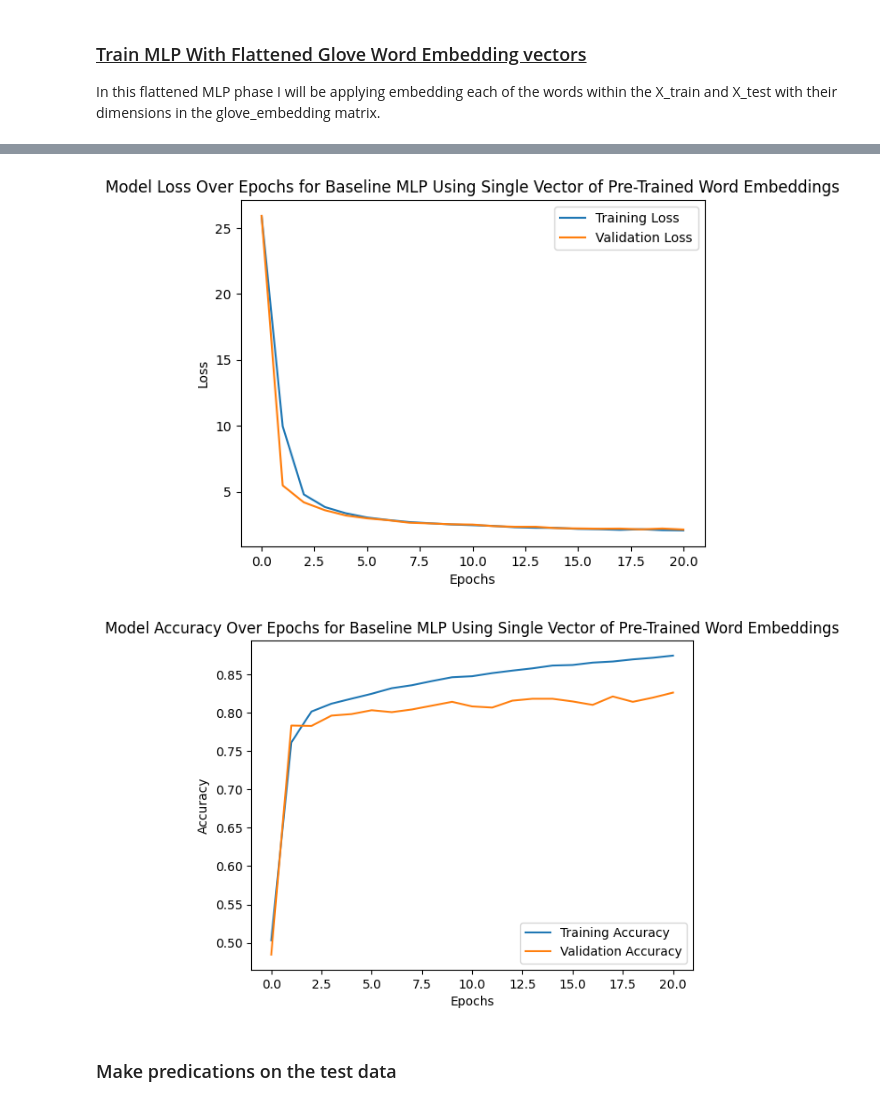
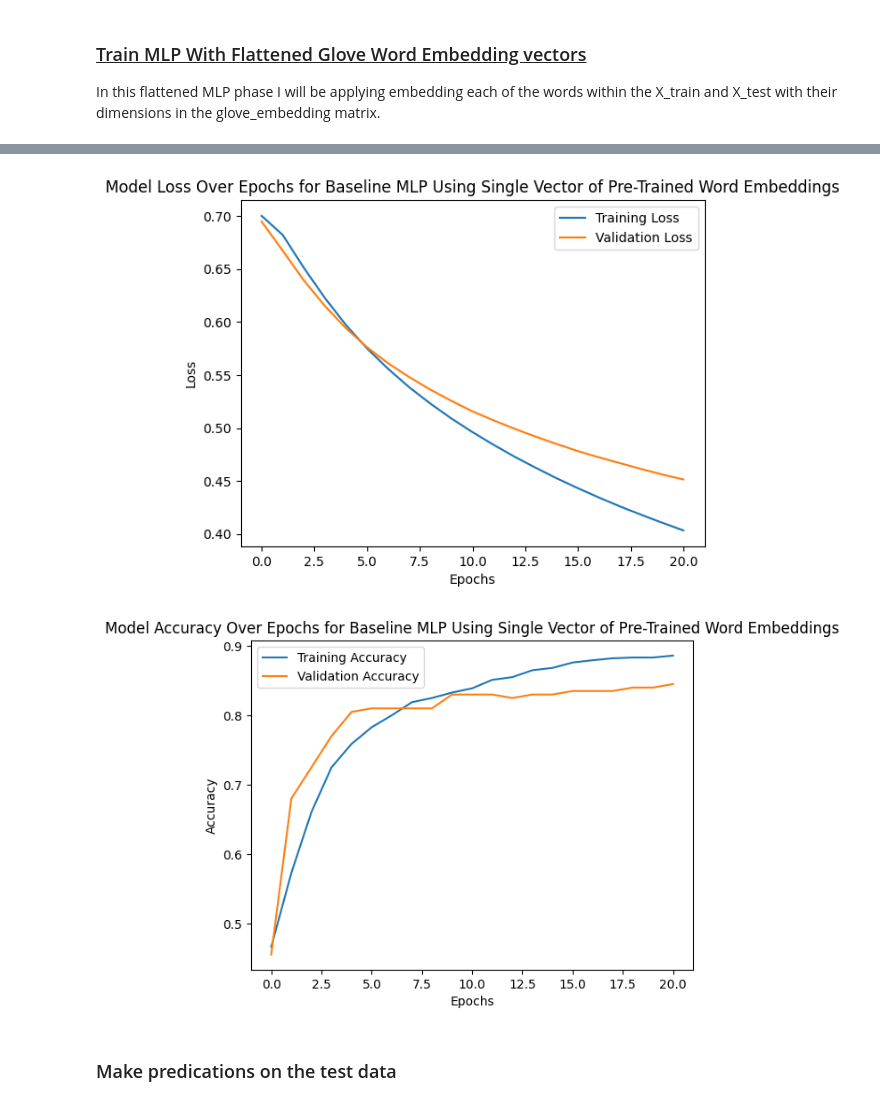
Before and after one commit to Ryan-McKee2001/Deep_Learning_Project-Fake_News_Detection, a Jupyter notebook: model_testing/40294886.ipynb, the cells around one changed output, grey strips where cells are left out. Drawn from its saved outputs; the diff is of its cells as text; code cells hidden in the pictures.

```diff
--- a/model_testing/40294886.ipynb
+++ b/model_testing/40294886.ipynb
@@ -140,17 +140,18 @@ X_test_glove_embedded = embed_text_glove(X_test, tokenizer.word_index)
 
 In this flattened MLP phase I will be applying embedding each of the words within the X_train and X_test with their dimensions in the glove_embedding matrix.
 # %%
-from keras.regularizers import l2
+from keras.regularizers import l2, l1
 from keras.layers import Dropout
 
+# baseline
 # Hyperparameters: MLP with Flattend glove word embeddings
 batch_size = 32 # Baseline batch size
 epochs = 20 # Baseline number of epochs
-learning_rate = 0.001 # Baseline learning rate
+learning_rate = 0.00001 # 0.00001 # Baseline learning rate
 optimizer = tf.keras.optimizers.Adam(learning_rate=learning_rate) # Baseline optimizer
 n_folds = 10 # Baseline validation split: 10% of the training data
 initializer = he_uniform(seed=42) # Baseline initializer
-regularizer = l1(0.01) # Baseline regularizer
+regularizer = l2(0.01) # Baseline regularizer
 activation = 'relu' # Baseline activation function - leaky relu, used to prevent dying relu problem as minus numbers and zeros values are a possiblity for some inputs because of dimensional spaces of embedded dimensions
 loss = 'binary_crossentropy' # Baseline loss function:binary crossentropy used for binary classification model
 hl1_size = 4 # Baseline number of hidden layer neurons
@@ -217,6 +218,8 @@ for fold_idx, (train_index, val_index) in enumerate(kf.split(flat_X_train_glove_
     # Get the final training and validation loss
     training_losses.append((initial_training_loss, *history.history['loss']))
     validation_losses.append((initial_validation_loss, *history.history['val_loss']))
+     # This here for initial testing purposes
+    break # this is for testing purposes
 
     print(f"Fold {fold_idx + 1}/{n_folds} - Training Accuracys: {training_accuracies[-1]}, Validation Accuracys: {validation_accuracies[-1]}")
 
@@ -267,5 +273,5 @@ Validation average losses [25.91676826  5.47142704  4.19140458  3.59661222  3.19
-[figure, old version]
+[figure, new version]
-[figure, old version]
+[figure, new version]
 # %% [markdown]
 <h3>Make predications on the test data</h3>
 # %%
```
Also changed, not shown: parts of 15 cells of this notebook, 4 other files.
